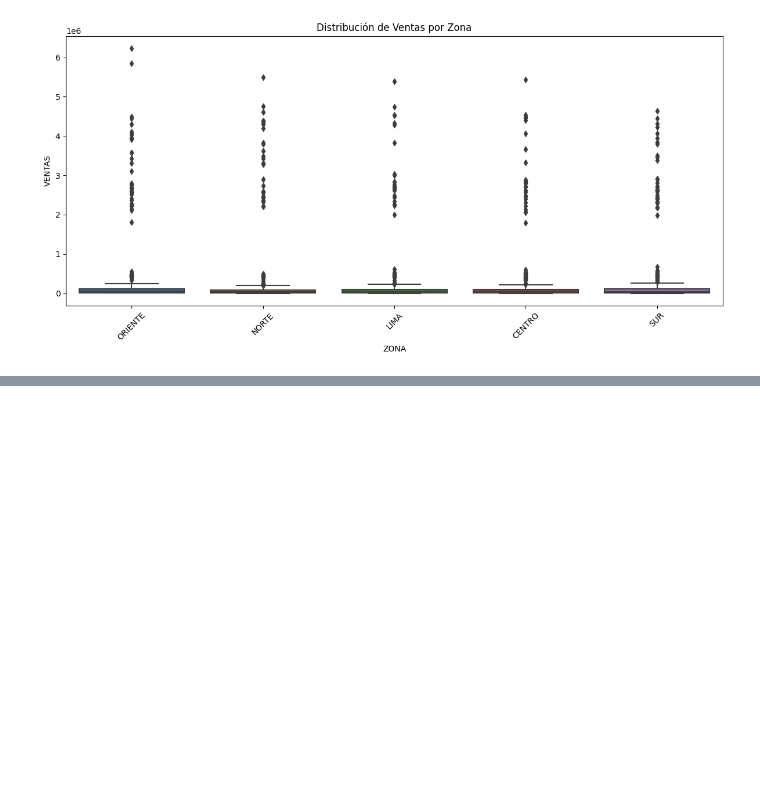
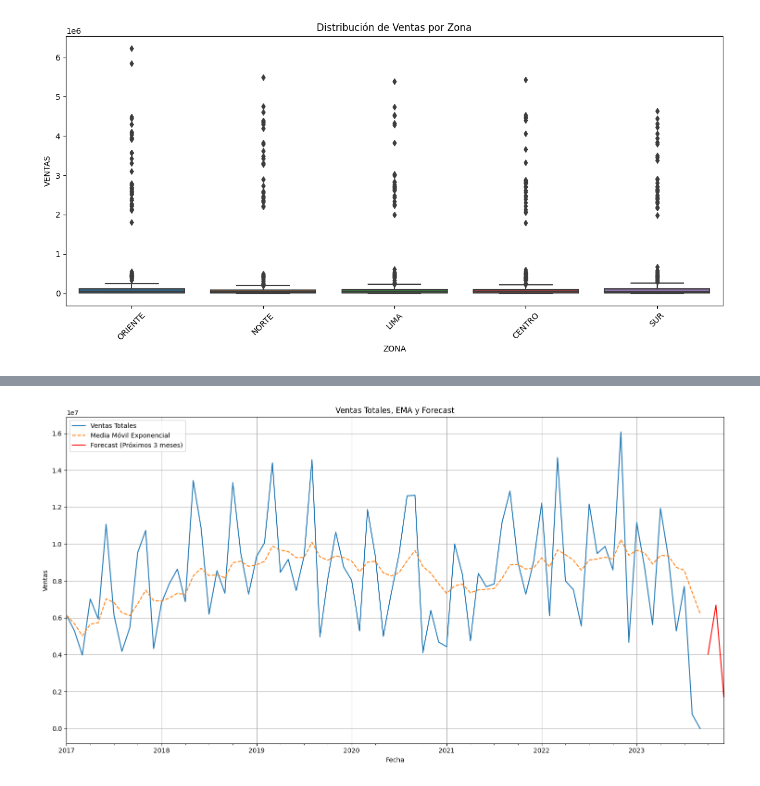
Before and after one commit to jmollan/Python_Proyecto_PUCP, a Jupyter notebook: Examen_Fin.ipynb, the cells around one changed output, grey strips where cells are left out. Saved outputs shown, nothing was run; the diff lists cells and outputs as text; code cells hidden in the pictures; blank space fills up the shorter version.

```diff
--- a/Examen_Fin.ipynb
+++ b/Examen_Fin.ipynb
@@ -693,0 +738,41 @@ plt.show()
+# %%
+import pandas as pd
+import matplotlib.pyplot as plt
+from statsmodels.tsa.statespace.sarimax import SARIMAX
+
+# Cargar los datos
+df = pd.read_excel("BASE DATA THE COCA COLA COMPANY.xlsx")
+df['fecha_periodo'] = pd.to_datetime(df['fecha_periodo'])
+df.set_index('fecha_periodo', inplace=True)
+
+# Agregar las ventas para obtener una serie temporal
+time_series = df['VENTAS'].resample('M').sum()
+
+# Definir parámetros para el modelo SARIMA (estos parámetros pueden requerir ajuste)
+p, d, q = 1, 1, 1
+P, D, Q, S = 1, 1, 1, 12
+
+# Ajustar el modelo SARIMA
+sarima_model = SARIMAX(time_series, order=(p, d, q), seasonal_order=(P, D, Q, S))
+sarima_result = sarima_model.fit(disp=False)
+
+# Realizar predicciones para los próximos 3 meses
+forecast = sarima_result.get_forecast(steps=3).predicted_mean
+
+# Calcular la EMA
+sales_ema = time_series.ewm(span=12).mean()
+
+# Gráfico de ventas, EMA y predicciones
+plt.figure(figsize=(15, 8))
+time_series.plot(label='Ventas Totales', legend=True)
+sales_ema.plot(label='Media Móvil Exponencial', linestyle='--', legend=True)
+forecast.plot(label='Forecast (Próximos 3 meses)', color='red', legend=True)
+
+plt.title('Ventas Totales, EMA y Forecast')
+plt.xlabel('Fecha')
+plt.ylabel('Ventas')
+plt.grid(True)
+plt.tight_layout()
+plt.show()
+# %% [output]
+[figure, added]
```
Also changed, not shown: parts of 15 cells of this notebook.
